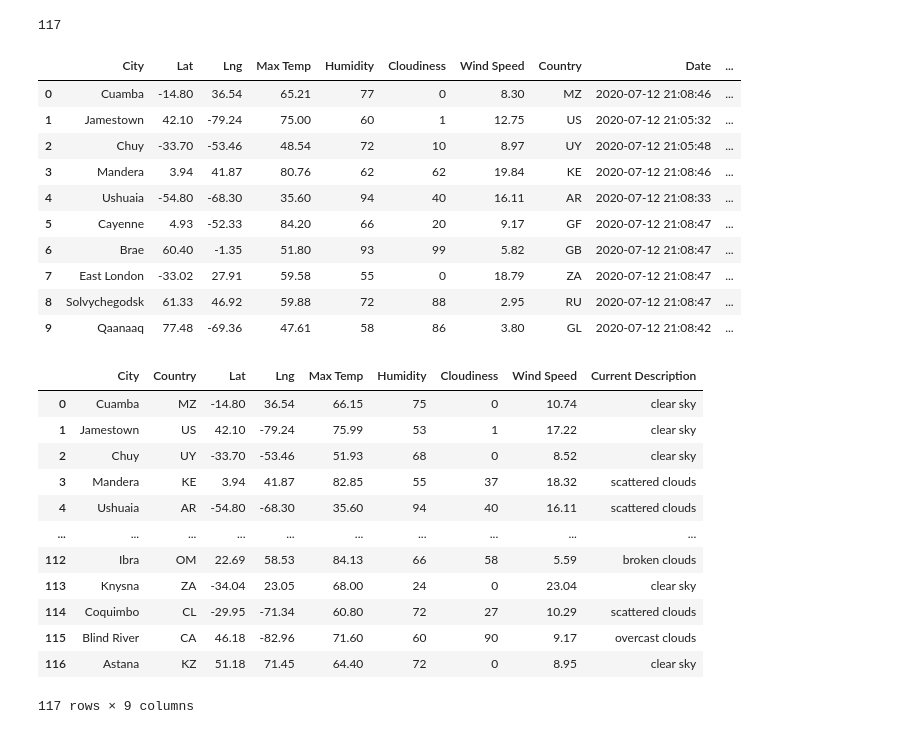
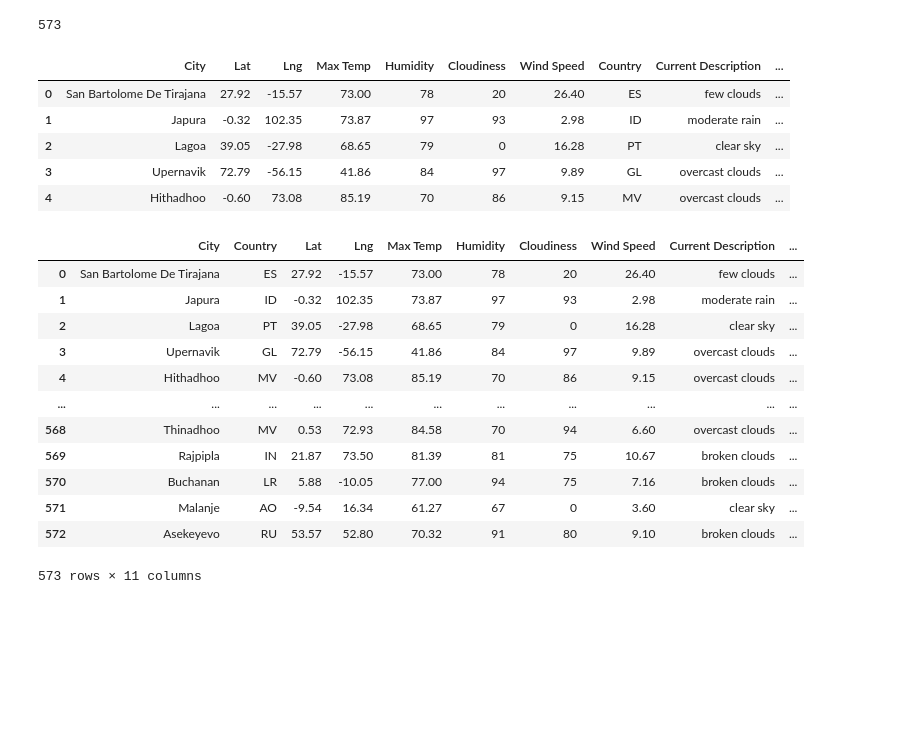
Before and after one commit to shayna-UT/World_Weather_Analysis, a Jupyter notebook: Weather_Database.ipynb, the cells around one changed output. Saved outputs shown, nothing was run; the diff lists cells and outputs as text; code cells hidden in the pictures; blank space fills up the shorter version.

Commit message:
update Weather_Database and add output csv

```diff
--- a/Weather_Database.ipynb
+++ b/Weather_Database.ipynb
@@ -26,8 +15,8 @@ from scipy.stats import linregress
 # Create a set of random latitude & longitude combinations
 
 # 1. Declare each array for latitude & longitude as a variable
-lats = np.random.uniform(low=-90.000, high=90.000, size=200)
-lngs = np.random.uniform(low=-90.000, high=90.000, size=200)
+lats = np.random.uniform(low=-90.000, high=90.000, size=1500)
+lngs = np.random.uniform(low=-90.000, high=90.000, size=1500)
 # 2. Pack the lats and lngs as pairs by zipping them:
 # there will be 1500 tuples of paired lats and lngs
 lat_lngs = zip(lats, lngs)
@@ -89,7 +78,7 @@ for i, city in enumerate(cities):
     try:
         # Parse the JSON and retrieve data
         city_weather = requests.get(city_url).json()
-        #Parse out the needed data
+        # Parse out the needed data
         city_lat = city_weather["coord"]["lat"]
         city_lng = city_weather["coord"]["lon"]
         city_max_temp = city_weather["main"]["temp_max"]
@@ -98,10 +87,16 @@ for i, city in enumerate(cities):
         city_wind = city_weather["wind"]["speed"]
         city_country = city_weather["sys"]["country"]
         city_description = city_weather["weather"][0]["description"]
-        city_rain = city_weather["rain"]["1hr"]
-        city_snow = city_weather["snow"]["1hr"]
-        # Convert the date to ISO standard
-        city_date = datetime.utcfromtimestamp(city_weather["dt"]).strftime('%Y-%m-%d %H:%M:%S')
+        # Handle the KeyError if there is no rainfall or snowflass
+        # and add 0 inches for the amount
+        try:
+            city_rain = city_weather["rain"]["1hr"]
+        except KeyError:
+            city_rain = 0
+        try:
+            city_snow = city_weather["snow"]["1hr"]
+        except KeyError:
+            city_snow = 0
         # Append the city_data list with a dictionary for that city
         city_data.append({"City": city.title(),
                           "Lat": city_lat,
@@ -111,17 +106,10 @@ for i, city in enumerate(cities):
                           "Cloudiness": city_clouds,
                           "Wind Speed": city_wind,
                           "Country": city_country,
-                          "Date": city_date,
                           "Current Description" : city_description,
                           "Rain (inches)" : city_rain,
                           "Snow (inches)" : city_snow
                          })
-
-    # If a KeyError is experienced, replace value with 0
-    except KeyError:
-        if city_weather["rain"]["1hr"] != "" or city_weather["snow"]["1hr"] != "":
-            city_weather["rain"]["1hr"] = 0
-            city_weather["snow"]["1hr"] = 0
     # If an error is experienced, skip the city
     except Exception:
         print("City not found. Skipping...")
@@ -143,46 +144,40 @@ KeyError: 'rain'
 # check to make sure you got more than 500 cities
 len(city_data)
 # %% [output]
-117
+573
 # %%
 # Convert the array of dictionaries to a Pandas DataFrame
 city_data_df = pd.DataFrame(city_data)
-city_data_df.head(10)
+city_data_df.head()
 # %% [output]
-|  | City | Lat | Lng | Max Temp | Humidity | Cloudiness | Wind Speed | Country | Date | ... |
-| 0 | Cuamba | -14.80 | 36.54 | 65.21 | 77 | 0 | 8.30 | MZ | 2020-07-12 21:08:46 | ... |
-| 1 | Jamestown | 42.10 | -79.24 | 75.00 | 60 | 1 | 12.75 | US | 2020-07-12 21:05:32 | ... |
-| 2 | Chuy | -33.70 | -53.46 | 48.54 | 72 | 10 | 8.97 | UY | 2020-07-12 21:05:48 | ... |
-| 3 | Mandera | 3.94 | 41.87 | 80.76 | 62 | 62 | 19.84 | KE | 2020-07-12 21:08:46 | ... |
-| 4 | Ushuaia | -54.80 | -68.30 | 35.60 | 94 | 40 | 16.11 | AR | 2020-07-12 21:08:33 | ... |
-| 5 | Cayenne | 4.93 | -52.33 | 84.20 | 66 | 20 | 9.17 | GF | 2020-07-12 21:08:47 | ... |
-| 6 | Brae | 60.40 | -1.35 | 51.80 | 93 | 99 | 5.82 | GB | 2020-07-12 21:08:47 | ... |
-| 7 | East London | -33.02 | 27.91 | 59.58 | 55 | 0 | 18.79 | ZA | 2020-07-12 21:08:47 | ... |
-| 8 | Solvychegodsk | 61.33 | 46.92 | 59.88 | 72 | 88 | 2.95 | RU | 2020-07-12 21:08:47 | ... |
-| 9 | Qaanaaq | 77.48 | -69.36 | 47.61 | 58 | 86 | 3.80 | GL | 2020-07-12 21:08:42 | ... |
+|  | City | Lat | Lng | Max Temp | Humidity | Cloudiness | Wind Speed | Country | Current Description | ... |
+| 0 | San Bartolome De Tirajana | 27.92 | -15.57 | 73.00 | 78 | 20 | 26.40 | ES | few clouds | ... |
+| 1 | Japura | -0.32 | 102.35 | 73.87 | 97 | 93 | 2.98 | ID | moderate rain | ... |
+| 2 | Lagoa | 39.05 | -27.98 | 68.65 | 79 | 0 | 16.28 | PT | clear sky | ... |
+| 3 | Upernavik | 72.79 | -56.15 | 41.86 | 84 | 97 | 9.89 | GL | overcast clouds | ... |
+| 4 | Hithadhoo | -0.60 | 73.08 | 85.19 | 70 | 86 | 9.15 | MV | overcast clouds | ... |
 # %%
-# Reorder the columns as:
-# City, Country, Date, Lat, Lng, Max Temp, Humidity, Cloudiness, Wind Speed
+# Reorder the columns:
 
 # Assign a variable to an array of the columns in the order we want
-new_column_order = ["City", "Country", "Lat", "Lng", "Max Temp", "Humidity", "Cloudiness", "Wind Speed", "Current Description"]
+new_column_order = ["City", "Country", "Lat", "Lng", "Max Temp", "Humidity", "Cloudiness", "Wind Speed", "Current Description", "Rain (inches)", "Snow (inches)"]
 
 # Assign the df the new column order
 city_data_df = city_data_df[new_column_order]
 
 # Display the DataFrame
 city_data_df
 # %% [output]
-|  | City | Country | Lat | Lng | Max Temp | Humidity | Cloudiness | Wind Speed | Current Description |
-| 0 | Cuamba | MZ | -14.80 | 36.54 | 66.15 | 75 | 0 | 10.74 | clear sky |
-| 1 | Jamestown | US | 42.10 | -79.24 | 75.99 | 53 | 1 | 17.22 | clear sky |
-| 2 | Chuy | UY | -33.70 | -53.46 | 51.93 | 68 | 0 | 8.52 | clear sky |
-| 3 | Mandera | KE | 3.94 | 41.87 | 82.85 | 55 | 37 | 18.32 | scattered clouds |
-| 4 | Ushuaia | AR | -54.80 | -68.30 | 35.60 | 94 | 40 | 16.11 | scattered clouds |
-| ... | ... | ... | ... | ... | ... | ... | ... | ... | ... |
-| 112 | Ibra | OM | 22.69 | 58.53 | 84.13 | 66 | 58 | 5.59 | broken clouds |
-| 113 | Knysna | ZA | -34.04 | 23.05 | 68.00 | 24 | 0 | 23.04 | clear sky |
-| 114 | Coquimbo | CL | -29.95 | -71.34 | 60.80 | 72 | 27 | 10.29 | scattered clouds |
-| 115 | Blind River | CA | 46.18 | -82.96 | 71.60 | 60 | 90 | 9.17 | overcast clouds |
-| 116 | Astana | KZ | 51.18 | 71.45 | 64.40 | 72 | 0 | 8.95 | clear sky |
+|  | City | Country | Lat | Lng | Max Temp | Humidity | Cloudiness | Wind Speed | Current Description | ... |
+| 0 | San Bartolome De Tirajana | ES | 27.92 | -15.57 | 73.00 | 78 | 20 | 26.40 | few clouds | ... |
+| 1 | Japura | ID | -0.32 | 102.35 | 73.87 | 97 | 93 | 2.98 | moderate rain | ... |
+| 2 | Lagoa | PT | 39.05 | -27.98 | 68.65 | 79 | 0 | 16.28 | clear sky | ... |
+| 3 | Upernavik | GL | 72.79 | -56.15 | 41.86 | 84 | 97 | 9.89 | overcast clouds | ... |
+| 4 | Hithadhoo | MV | -0.60 | 73.08 | 85.19 | 70 | 86 | 9.15 | overcast clouds | ... |
+| ... | ... | ... | ... | ... | ... | ... | ... | ... | ... | ... |
+| 568 | Thinadhoo | MV | 0.53 | 72.93 | 84.58 | 70 | 94 | 6.60 | overcast clouds | ... |
+| 569 | Rajpipla | IN | 21.87 | 73.50 | 81.39 | 81 | 75 | 10.67 | broken clouds | ... |
+| 570 | Buchanan | LR | 5.88 | -10.05 | 77.00 | 94 | 75 | 7.16 | broken clouds | ... |
+| 571 | Malanje | AO | -9.54 | 16.34 | 61.27 | 67 | 0 | 3.60 | clear sky | ... |
+| 572 | Asekeyevo | RU | 53.57 | 52.80 | 70.32 | 91 | 80 | 9.10 | broken clouds | ... |
-117 rows × 9 columns
+573 rows × 11 columns
```
Also changed, not shown: parts of 7 cells of this notebook, 1 other file.
